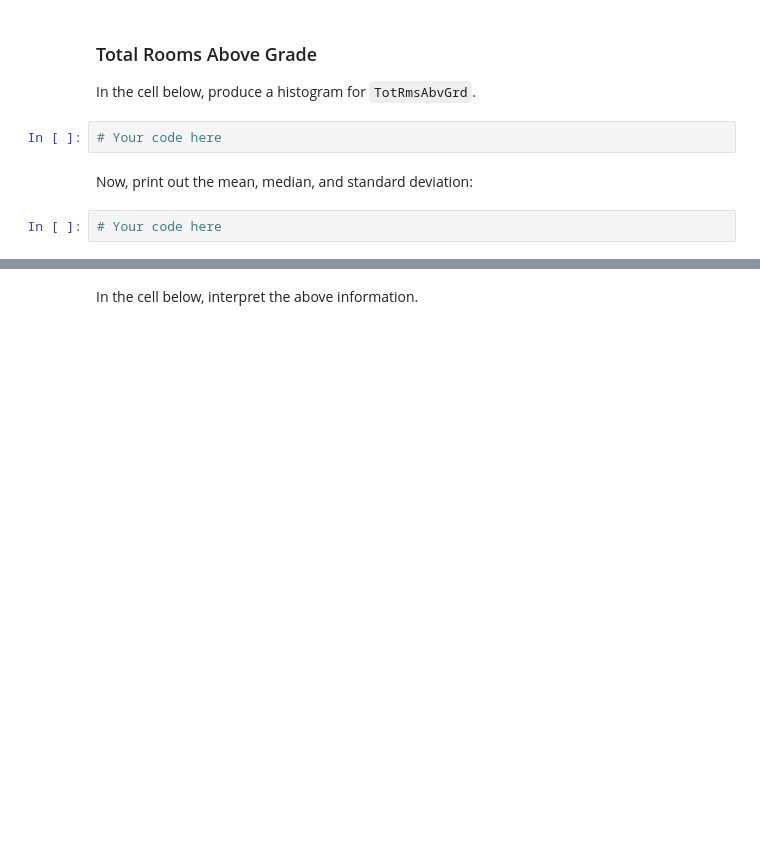
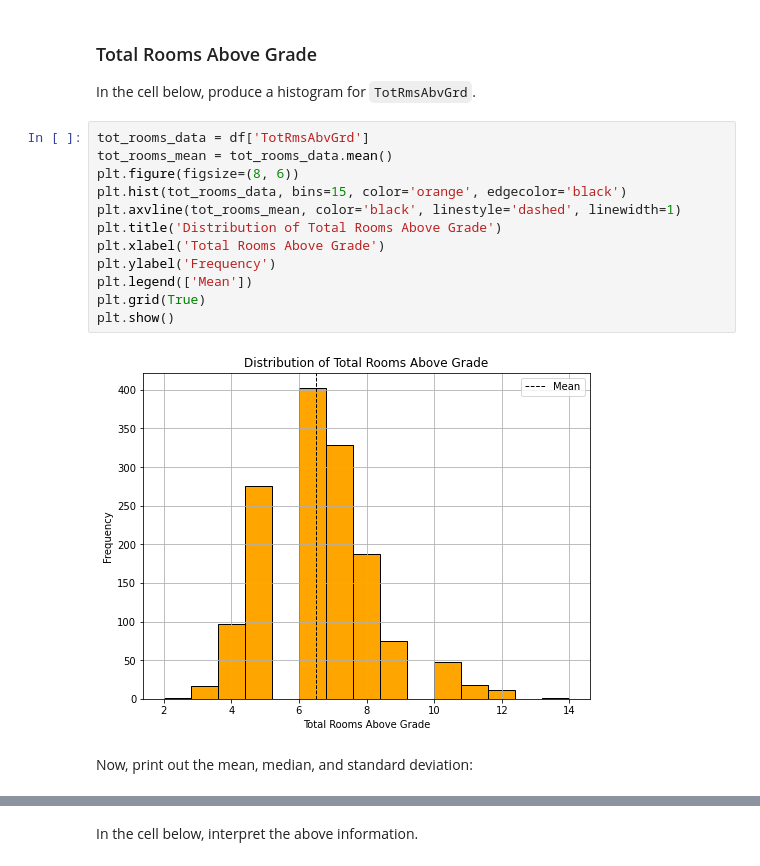
Before and after one commit to KeruboJ/dsc-pandas-eda-lab, a Jupyter notebook: index.ipynb, the cells around one changed output, grey strips where cells are left out. Saved outputs shown, nothing was run; the diff lists cells and outputs as text; blank space fills up the shorter version.

```diff
--- a/index.ipynb
+++ b/index.ipynb
@@ -219,9 +224,19 @@ None
 ### Total Rooms Above Grade
 
 In the cell below, produce a histogram for `TotRmsAbvGrd`.
-# %%
-# Your code here
+# %%
+tot_rooms_data = df['TotRmsAbvGrd']
+tot_rooms_mean = tot_rooms_data.mean()
+plt.figure(figsize=(8, 6))
+plt.hist(tot_rooms_data, bins=15, color='orange', edgecolor='black')
+plt.axvline(tot_rooms_mean, color='black', linestyle='dashed', linewidth=1)
+plt.title('Distribution of Total Rooms Above Grade')
+plt.xlabel('Total Rooms Above Grade')
+plt.ylabel('Frequency')
+plt.legend(['Mean'])
+plt.grid(True)
+plt.show()
+# %% [output]
+[figure, added]
 # %% [markdown]
 Now, print out the mean, median, and standard deviation:
-# %%
-# Your code here
```
Also changed, not shown: parts of 14 cells of this notebook.
